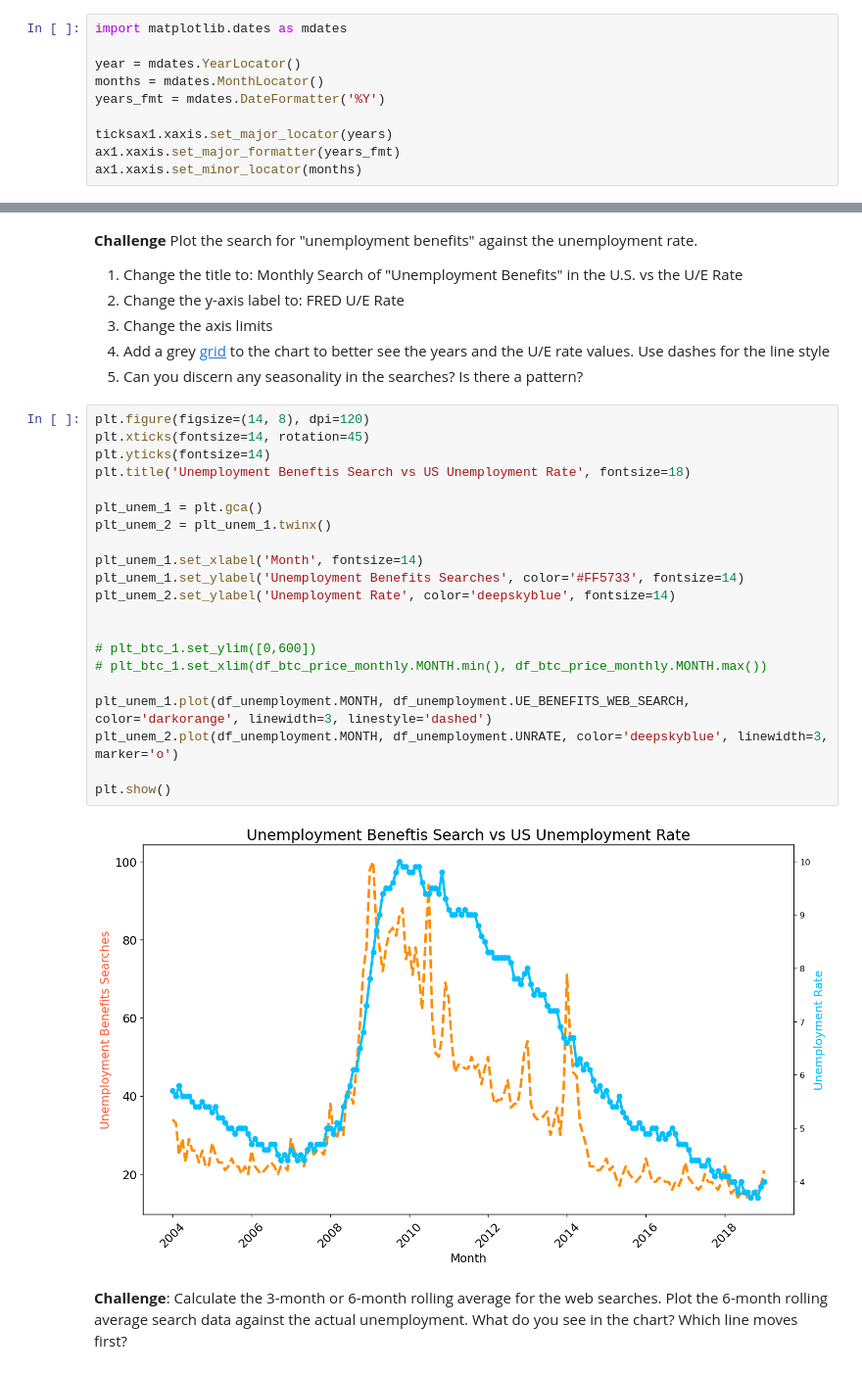
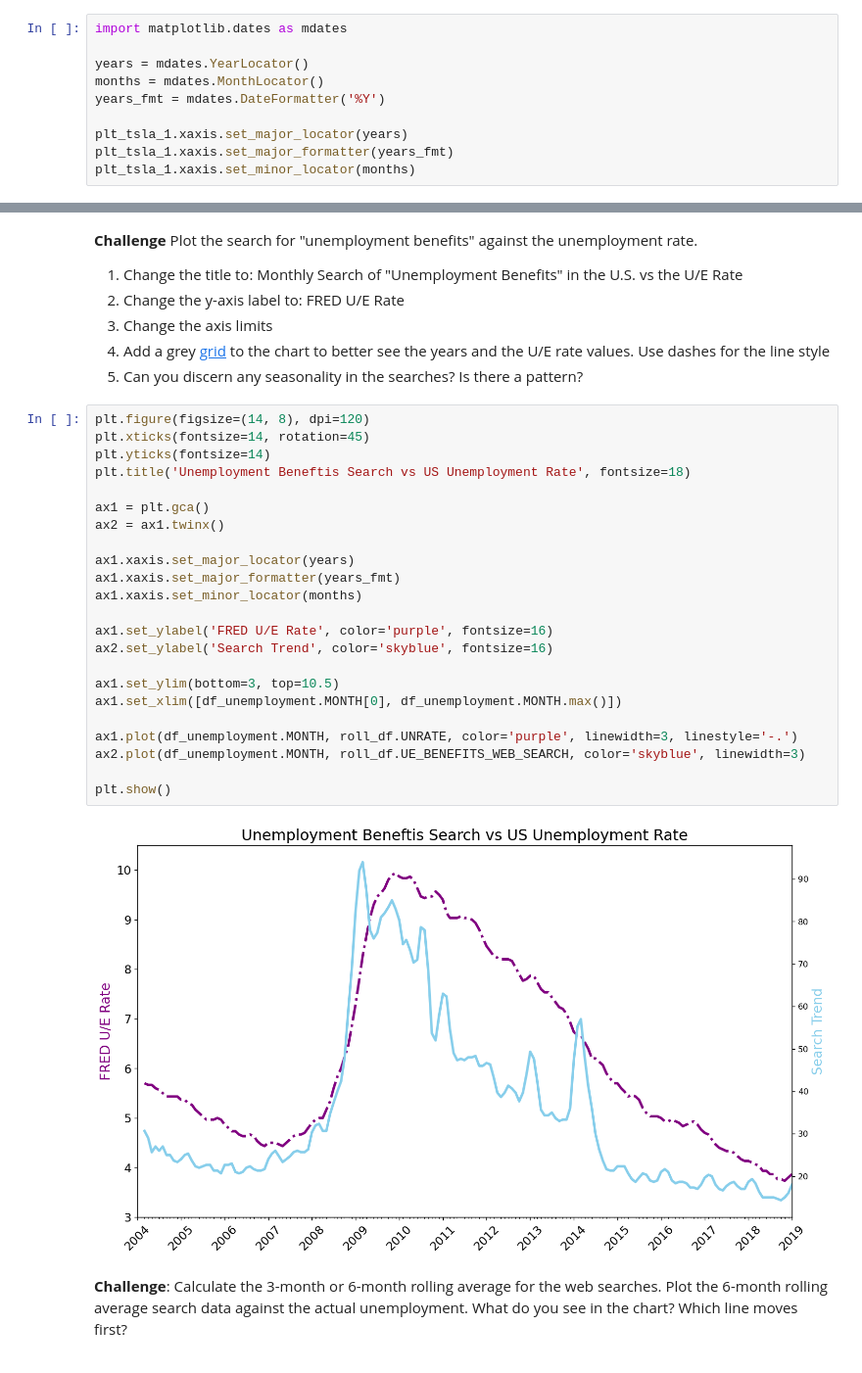
Before and after one commit to bluescreenlife/100-days-of-code, a Jupyter notebook: day_75_resampling_visualizing/Google Trends and Data Visualisation (start).ipynb, the cells around one changed output, grey strips where cells are left out. Shown at 98% size. Drawn from its saved outputs; the diff is of its cells as text.

```diff
--- a/day_75_resampling_visualizing/Google Trends and Data Visualisation (start).ipynb
+++ b/day_75_resampling_visualizing/Google Trends and Data Visualisation (start).ipynb
@@ -318,10 +318,10 @@ How to add tick formatting for dates on the x-axis.
 # %%
 import matplotlib.dates as mdates
 
-year = mdates.YearLocator()
+years = mdates.YearLocator()
 months = mdates.MonthLocator()
 years_fmt = mdates.DateFormatter('%Y')
 
-ticksax1.xaxis.set_major_locator(years)
-ax1.xaxis.set_major_formatter(years_fmt)
-ax1.xaxis.set_minor_locator(months)
+plt_tsla_1.xaxis.set_major_locator(years)
+plt_tsla_1.xaxis.set_major_formatter(years_fmt)
+plt_tsla_1.xaxis.set_minor_locator(months)
@@ -397,25 +395,27 @@ Index(['MONTH', 'BTC_NEWS_SEARCH'], dtype='object')
 # %%
 plt.figure(figsize=(14, 8), dpi=120)
 plt.xticks(fontsize=14, rotation=45)
 plt.yticks(fontsize=14)
 plt.title('Unemployment Beneftis Search vs US Unemployment Rate', fontsize=18)
 
-plt_unem_1 = plt.gca()
-plt_unem_2 = plt_unem_1.twinx()
+ax1 = plt.gca()
+ax2 = ax1.twinx()
 
-plt_unem_1.set_xlabel('Month', fontsize=14)
-plt_unem_1.set_ylabel('Unemployment Benefits Searches', color='#FF5733', fontsize=14)
-plt_unem_2.set_ylabel('Unemployment Rate', color='deepskyblue', fontsize=14)
+ax1.xaxis.set_major_locator(years)
+ax1.xaxis.set_major_formatter(years_fmt)
+ax1.xaxis.set_minor_locator(months)
 
+ax1.set_ylabel('FRED U/E Rate', color='purple', fontsize=16)
+ax2.set_ylabel('Search Trend', color='skyblue', fontsize=16)
 
-# plt_btc_1.set_ylim([0,600])
-# plt_btc_1.set_xlim(df_btc_price_monthly.MONTH.min(), df_btc_price_monthly.MONTH.max())
+ax1.set_ylim(bottom=3, top=10.5)
+ax1.set_xlim([df_unemployment.MONTH[0], df_unemployment.MONTH.max()])
 
-plt_unem_1.plot(df_unemployment.MONTH, df_unemployment.UE_BENEFITS_WEB_SEARCH, color='darkorange', linewidth=3, linestyle='dashed')
-plt_unem_2.plot(df_unemployment.MONTH, df_unemployment.UNRATE, color='deepskyblue', linewidth=3, marker='o')
+ax1.plot(df_unemployment.MONTH, roll_df.UNRATE, color='purple', linewidth=3, linestyle='-.')
+ax2.plot(df_unemployment.MONTH, roll_df.UE_BENEFITS_WEB_SEARCH, color='skyblue', linewidth=3)
 
 plt.show()
 # %% [output]
-[figure, old version]
+[figure, new version]
 # %% [markdown]
 **Challenge**: Calculate the 3-month or 6-month rolling average for the web searches. Plot the 6-month rolling average search data against the actual unemployment. What do you see in the chart? Which line moves first?
```
Also changed, not shown: parts of 7 cells of this notebook.
